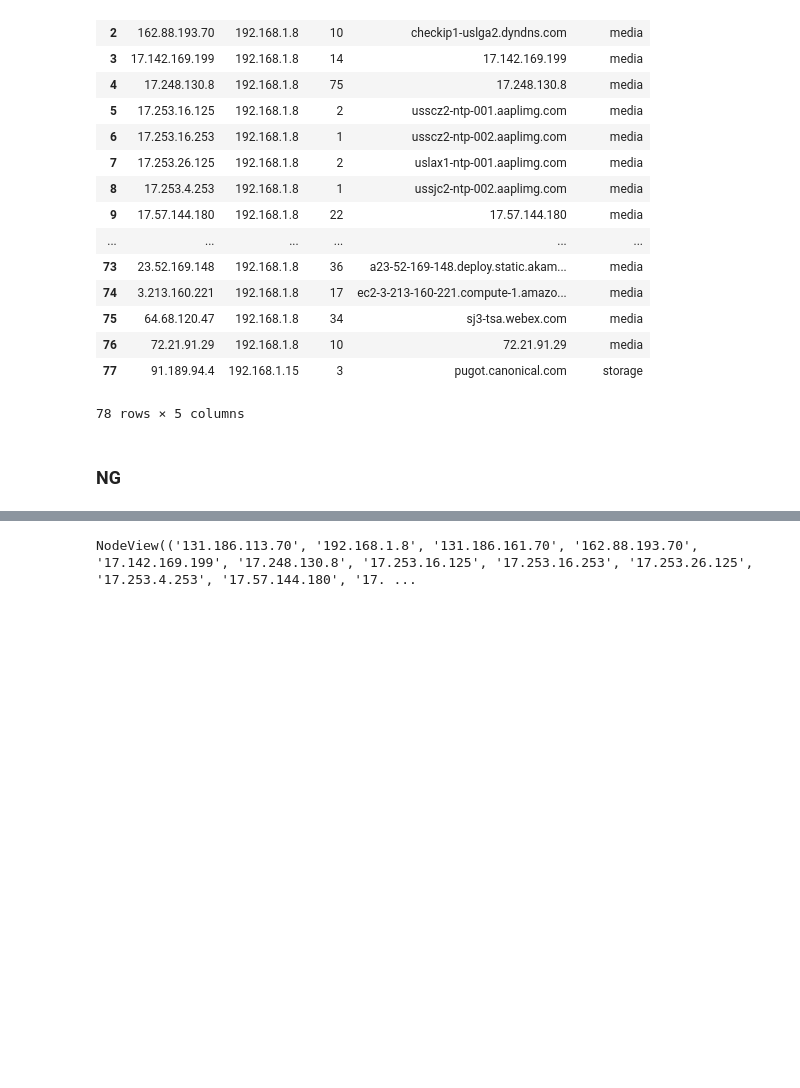
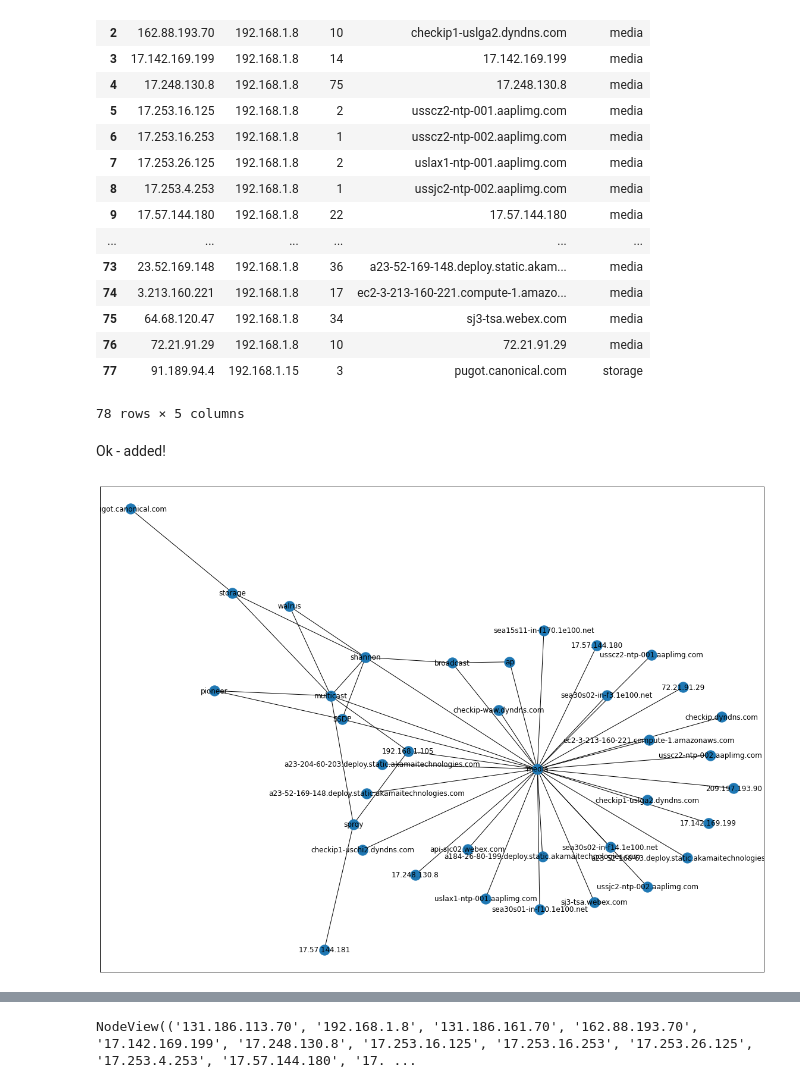
Before and after one commit to jsutch/DataViz, a Jupyter notebook: Network Graphing Notes.ipynb, the cells around one changed output, grey strips where cells are left out. Drawn from its saved outputs; the diff is of its cells as text; code cells hidden in the pictures; blank space fills up the shorter version.

```diff
--- a/Network Graphing Notes.ipynb
+++ b/Network Graphing Notes.ipynb
@@ -646,5 +651,12 @@ dfgroup
 | 76 | 72.21.91.29 | 192.168.1.8 | 10 | 72.21.91.29 | media |
 | 77 | 91.189.94.4 | 192.168.1.15 | 3 | pugot.canonical.com | storage |
 78 rows × 5 columns
-# %% [markdown]
-### NG
+# %% [markdown]
+Ok - added!
+# %%
+ng2 = nx.from_pandas_edgelist(dfgroup, source='sourcename', target='targetname', edge_attr=True,)
+# %%
+plt.figure(figsize=(20,15))
+nx.draw_networkx(ng2, with_labels=True)
+# %% [output]
+[figure, added]
```
Also changed, not shown: parts of 7 cells of this notebook, 3 other files.
